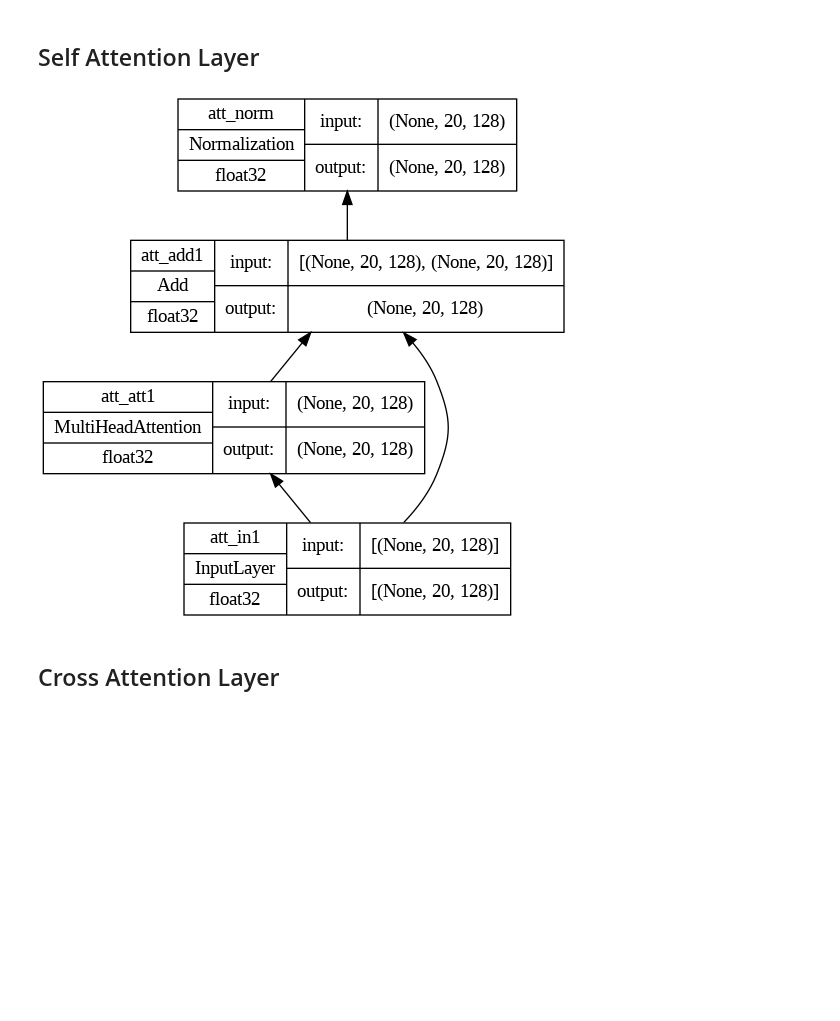
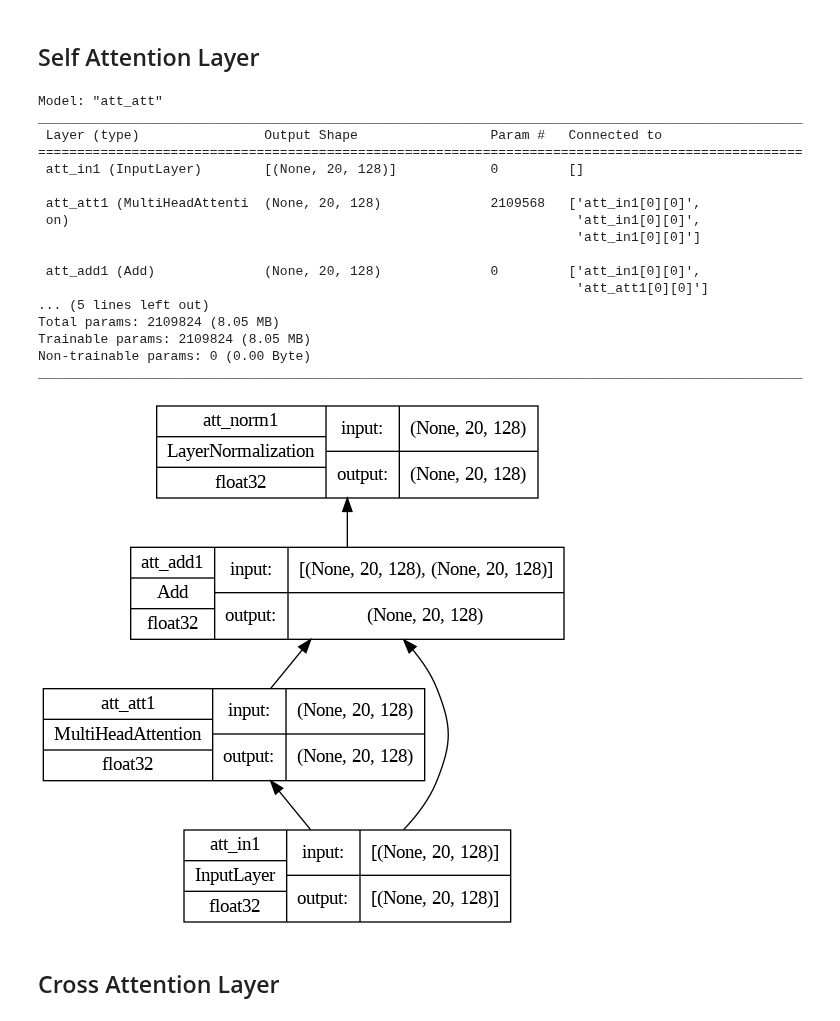
Before and after one commit to sriksmachi/sriksml, a Jupyter notebook: language-models/transformers_001.ipynb, the cells around one changed output. Drawn from its saved outputs; the diff is of its cells as text; code cells hidden in the pictures; blank space fills up the shorter version.

```diff
--- a/language-models/transformers_001.ipynb
+++ b/language-models/transformers_001.ipynb
@@ -77,21 +134,42 @@ print(my_embedding_layer(tf.constant([[1, 2, 3, 4, 5, 6, 7, 8, 9]])).shape)
 
 ## Self Attention Layer
 # %%
-def self_attention(input_shape, num_heads=8, key_dim=128, pref="att", mask=False, **kwargs):
+# Self attention layer of the encoder.
+def self_attention(input_shape, num_heads=8, key_dim=512, pref="att", mask=False, **kwargs):
+  # the inputs to the attention model are the word embeddings with position encoding.
   inputs = tf.keras.layers.Input(shape=input_shape, dtype='float32', name=f"{pref}_in1")
   attention = tf.keras.layers.MultiHeadAttention(num_heads, key_dim, name=f"{pref}_att1", **kwargs)
-  norm = tf.keras.layers.Normalization(name=f"{pref}_norm")
+  norm = tf.keras.layers.LayerNormalization(name=f"{pref}_norm1")
   add = tf.keras.layers.Add(name=f"{pref}_add1")
   att_out = attention(query=inputs, value=inputs, key=inputs, use_causal_mask=mask)
+  # the output of self attention layer is normalized form of inputs and attention weights.
   outputs = norm(add([inputs, att_out]))
   model = tf.keras.Model(inputs=inputs, outputs=outputs, name=f"{pref}_att")
   return model
 
 model = self_attention(input_shape=[20, 128])
+model.summary()
 tf.keras.utils.plot_model(model, "self_attention.png", show_shapes=True, show_dtype=True,
                           show_layer_names=True, rankdir='BT', show_layer_activations=True)
 # %% [output]
+Model: "att_att"
+__________________________________________________________________________________________________
+ Layer (type)                Output Shape                 Param #   Connected to
+==================================================================================================
+ att_in1 (InputLayer)        [(None, 20, 128)]            0         []
+
+ att_att1 (MultiHeadAttenti  (None, 20, 128)              2109568   ['att_in1[0][0]',
+ on)                                                                 'att_in1[0][0]',
+                                                                     'att_in1[0][0]']
+
+ att_add1 (Add)              (None, 20, 128)              0         ['att_in1[0][0]',
+                                                                     'att_att1[0][0]']
+... (5 lines left out)
+Total params: 2109824 (8.05 MB)
+Trainable params: 2109824 (8.05 MB)
+Non-trainable params: 0 (0.00 Byte)
+__________________________________________________________________________________________________
-[figure, old version]
+[figure, new version]
 # %% [markdown]
 ## Cross Attention Layer
 # %%
```
Also changed, not shown: parts of 19 cells of this notebook.
